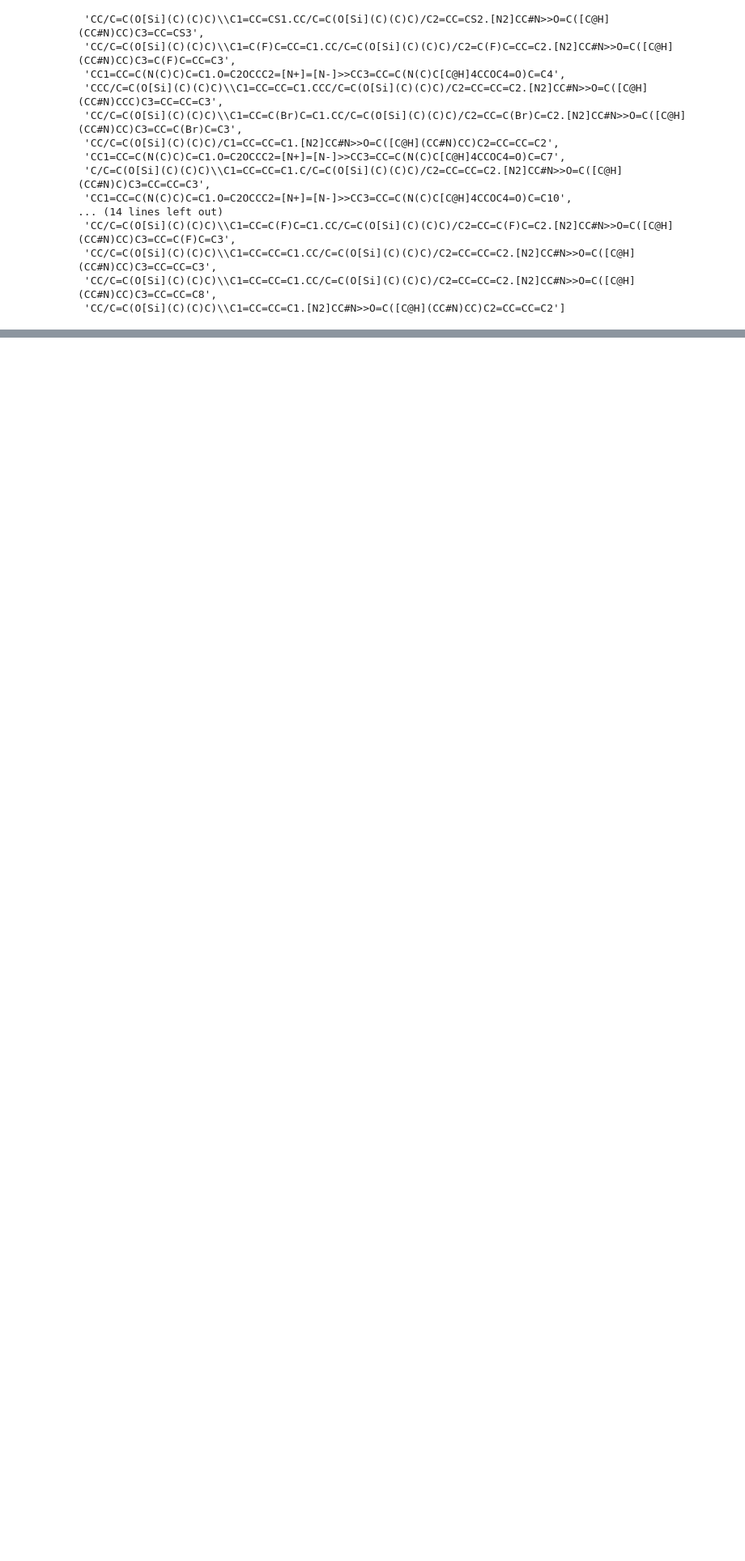
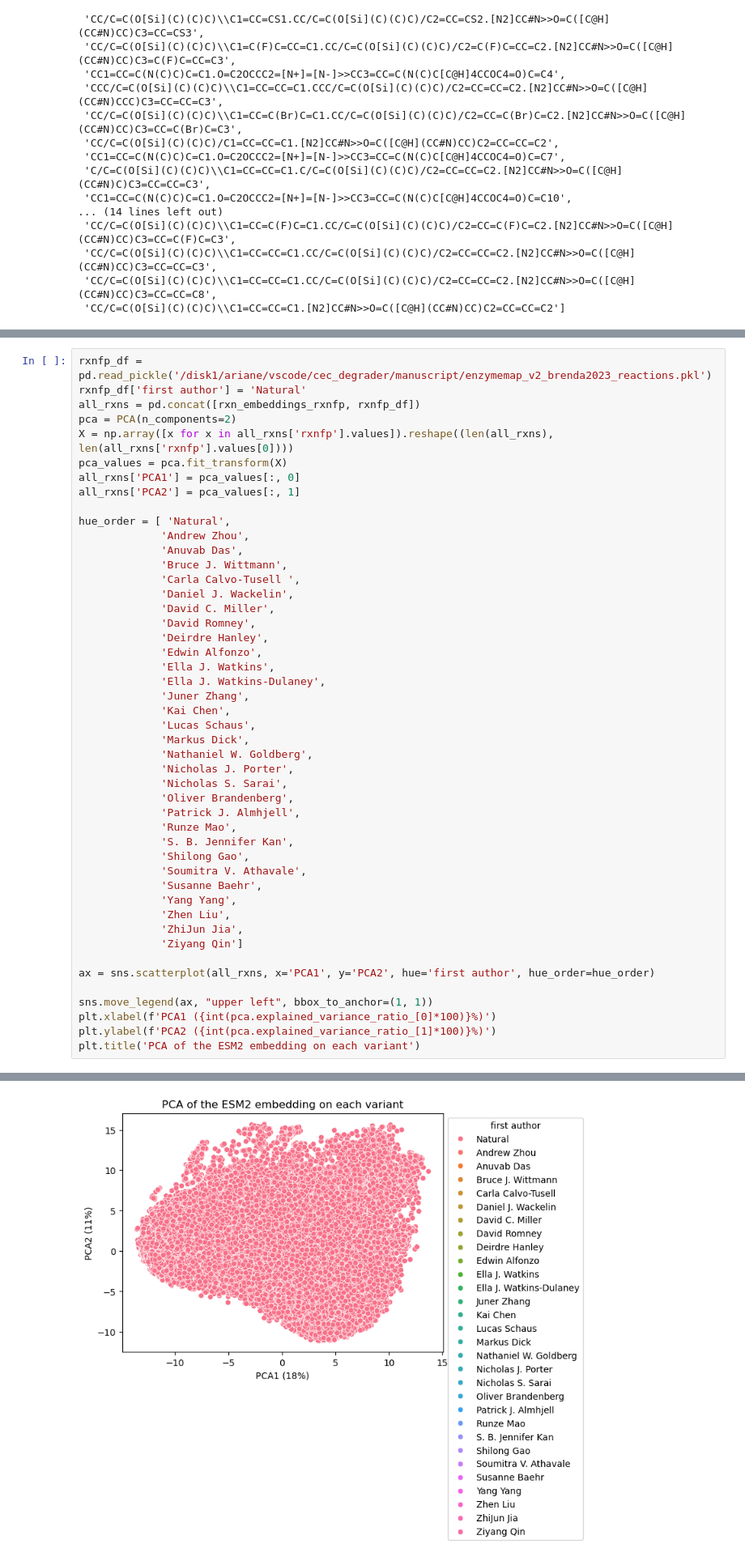
Before and after one commit to fhalab/EnzymeEngineeringDB, a Jupyter notebook: analysis/Reactions.ipynb, the cells around one changed output, grey strips where cells are left out. Shown at 81% size. Saved outputs shown, nothing was run; the diff lists cells and outputs as text; blank space fills up the shorter version.

```diff
--- a/analysis/Reactions.ipynb
+++ b/analysis/Reactions.ipynb
@@ -137,0 +333,48 @@ unable_to_convert
+# %%
+rxnfp_df = pd.read_pickle('/disk1/ariane/vscode/cec_degrader/manuscript/enzymemap_v2_brenda2023_reactions.pkl')
+rxnfp_df['first author'] = 'Natural'
+all_rxns = pd.concat([rxn_embeddings_rxnfp, rxnfp_df])
+pca = PCA(n_components=2)
+X = np.array([x for x in all_rxns['rxnfp'].values]).reshape((len(all_rxns), len(all_rxns['rxnfp'].values[0])))
+pca_values = pca.fit_transform(X)
+all_rxns['PCA1'] = pca_values[:, 0]
+all_rxns['PCA2'] = pca_values[:, 1]
+
+hue_order = [ 'Natural',
+             'Andrew Zhou',
+             'Anuvab Das',
+             'Bruce J. Wittmann',
+             'Carla Calvo-Tusell ',
+             'Daniel J. Wackelin',
+             'David C. Miller',
+             'David Romney',
+             'Deirdre Hanley',
+             'Edwin Alfonzo',
+             'Ella J. Watkins',
+             'Ella J. Watkins-Dulaney',
+             'Juner Zhang',
+             'Kai Chen',
+             'Lucas Schaus',
+             'Markus Dick',
+             'Nathaniel W. Goldberg',
+             'Nicholas J. Porter',
+             'Nicholas S. Sarai',
+             'Oliver Brandenberg',
+             'Patrick J. Almhjell',
+             'Runze Mao',
+             'S. B. Jennifer Kan',
+             'Shilong Gao',
+             'Soumitra V. Athavale',
+             'Susanne Baehr',
+             'Yang Yang',
+             'Zhen Liu',
+             'ZhiJun Jia',
+             'Ziyang Qin']
+
+ax = sns.scatterplot(all_rxns, x='PCA1', y='PCA2', hue='first author', hue_order=hue_order)
+
+sns.move_legend(ax, "upper left", bbox_to_anchor=(1, 1))
+plt.xlabel(f'PCA1 ({int(pca.explained_variance_ratio_[0]*100)}%)')
+plt.ylabel(f'PCA2 ({int(pca.explained_variance_ratio_[1]*100)}%)')
+plt.title('PCA of the ESM2 embedding on each variant')
+# %% [output]
@@ -137,0 +382 @@ unable_to_convert
+[figure, added]
```
Also changed, not shown: parts of 18 cells of this notebook.
